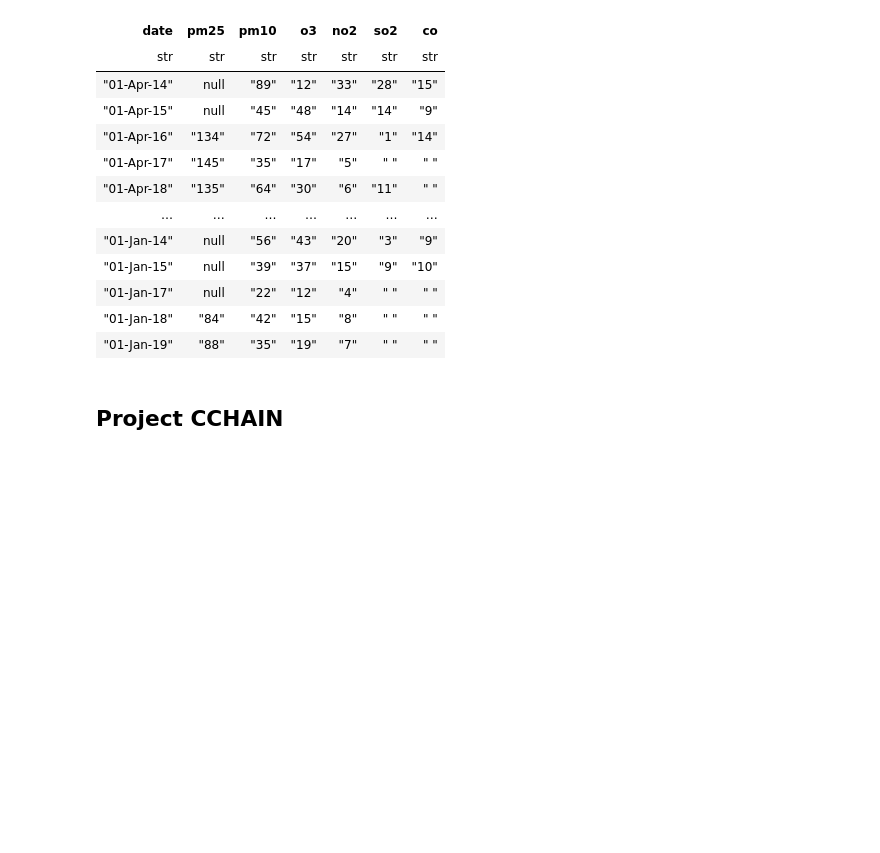
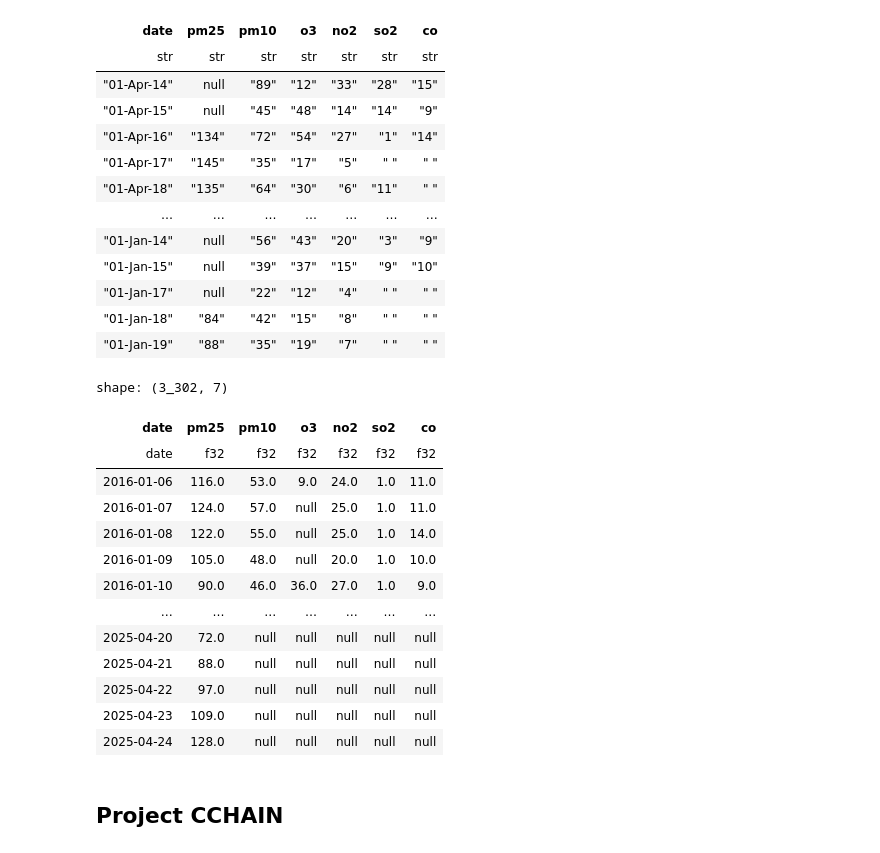
Before and after one commit to dafrose-bajaro/analytics-repo, a Jupyter notebook: notebooks/00_experiment.ipynb, the cells around one changed output. Saved outputs shown, nothing was run; the diff lists cells and outputs as text; code cells hidden in the pictures; blank space fills up the shorter version.

Commit message:
feat: add asset for waqi_clean

```diff
--- a/notebooks/00_experiment.ipynb
+++ b/notebooks/00_experiment.ipynb
@@ -134,6 +134,37 @@ shape: (50, 7)
 | "01-Jan-17" | null | "22" | "12" | "4" | " " | " " |
 | "01-Jan-18" | "84" | "42" | "15" | "8" | " " | " " |
 | "01-Jan-19" | "88" | "35" | "19" | "7" | " " | " " |
+# %%
+# sample query
+conn.sql("""
+    SELECT
+        CAST(STRPTIME(date, '%d-%b-%y') AS DATE) AS date,
+        CAST(NULLIF(TRIM(pm25), '') AS FLOAT) AS pm25,
+        CAST(NULLIF(TRIM(pm10), '') AS FLOAT) AS pm10,
+        CAST(NULLIF(TRIM(o3), '') AS FLOAT) AS o3,
+        CAST(NULLIF(TRIM(no2), '') AS FLOAT) AS no2,
+        CAST(NULLIF(TRIM(so2), '') AS FLOAT) AS so2,
+        CAST(NULLIF(TRIM(co), '') AS FLOAT) AS co
+    FROM public.waqi_airquality_raw
+    WHERE pm25 IS NOT NULL
+    ORDER BY date
+    --LIMIT 50;
+    """).pl()
+# %% [output]
+shape: (3_302, 7)
+| date | pm25 | pm10 | o3 | no2 | so2 | co |
+| date | f32 | f32 | f32 | f32 | f32 | f32 |
+| 2016-01-06 | 116.0 | 53.0 | 9.0 | 24.0 | 1.0 | 11.0 |
+| 2016-01-07 | 124.0 | 57.0 | null | 25.0 | 1.0 | 11.0 |
+| 2016-01-08 | 122.0 | 55.0 | null | 25.0 | 1.0 | 14.0 |
+| 2016-01-09 | 105.0 | 48.0 | null | 20.0 | 1.0 | 10.0 |
+| 2016-01-10 | 90.0 | 46.0 | 36.0 | 27.0 | 1.0 | 9.0 |
+| … | … | … | … | … | … | … |
+| 2025-04-20 | 72.0 | null | null | null | null | null |
+| 2025-04-21 | 88.0 | null | null | null | null | null |
+| 2025-04-22 | 97.0 | null | null | null | null | null |
+| 2025-04-23 | 109.0 | null | null | null | null | null |
+| 2025-04-24 | 128.0 | null | null | null | null | null |
 # %% [markdown]
 ## Project CCHAIN
 # %%
```
Also changed, not shown: 3 other files.
